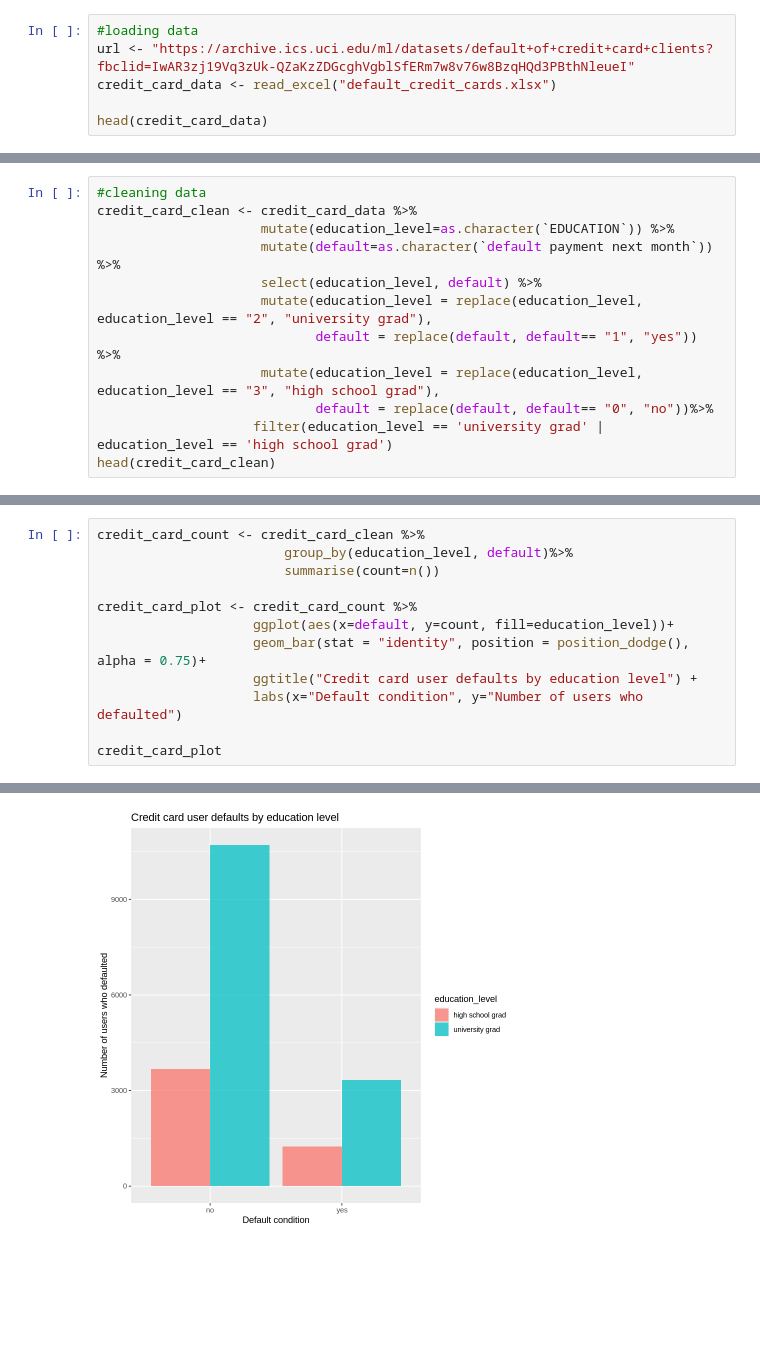
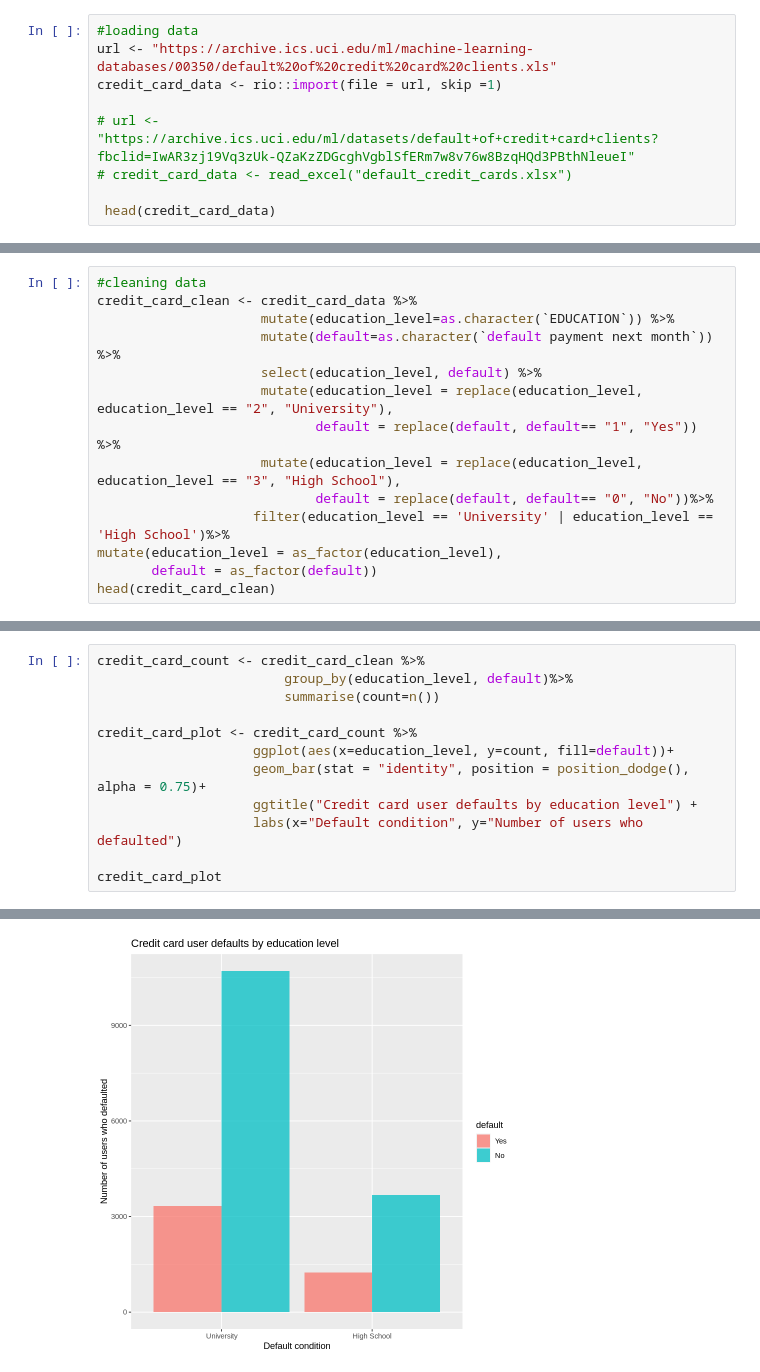
Before and after one commit to theqquach/stat201-project, a Jupyter notebook: Credit-Cards.ipynb, the cells around one changed output, grey strips where cells are left out. Cells and saved outputs as stored; diff of their text form; blank space fills up the shorter version.

```diff
--- a/Credit-Cards.ipynb
+++ b/Credit-Cards.ipynb
@@ -11,8 +12,11 @@ Making 'packages.html' ...
  done
 # %%
 #loading data
-url <- "https://archive.ics.uci.edu/ml/datasets/default+of+credit+card+clients?fbclid=IwAR3zj19Vq3zUk-QZaKzZDGcghVgblSfERm7w8v76w8BzqHQd3PBthNleueI"
-credit_card_data <- read_excel("default_credit_cards.xlsx")
+url <- "https://archive.ics.uci.edu/ml/machine-learning-databases/00350/default%20of%20credit%20card%20clients.xls"
+credit_card_data <- rio::import(file = url, skip =1)
 
-head(credit_card_data)
+# url <- "https://archive.ics.uci.edu/ml/datasets/default+of+credit+card+clients?fbclid=IwAR3zj19Vq3zUk-QZaKzZDGcghVgblSfERm7w8v76w8BzqHQd3PBthNleueI"
+# credit_card_data <- read_excel("default_credit_cards.xlsx")
+
+ head(credit_card_data)
 # %% [output]
@@ -31,10 +35,12 @@ credit_card_clean <- credit_card_data %>%
                      mutate(education_level=as.character(`EDUCATION`)) %>%
                      mutate(default=as.character(`default payment next month`)) %>%
                      select(education_level, default) %>%
-                     mutate(education_level = replace(education_level, education_level == "2", "university grad"),
-                            default = replace(default, default== "1", "yes")) %>%
-                     mutate(education_level = replace(education_level, education_level == "3", "high school grad"),
-                            default = replace(default, default== "0", "no"))%>%
-                    filter(education_level == 'university grad' | education_level == 'high school grad')
+                     mutate(education_level = replace(education_level, education_level == "2", "University"),
+                            default = replace(default, default== "1", "Yes")) %>%
+                     mutate(education_level = replace(education_level, education_level == "3", "High School"),
+                            default = replace(default, default== "0", "No"))%>%
+                    filter(education_level == 'University' | education_level == 'High School')%>%
+mutate(education_level = as_factor(education_level),
+       default = as_factor(default))
 head(credit_card_clean)
 # %% [output]
@@ -50,19 +56,19 @@ A tibble: 6 × 2
 # %%
 credit_card_count <- credit_card_clean %>%
                         group_by(education_level, default)%>%
                         summarise(count=n())
 
 credit_card_plot <- credit_card_count %>%
-                    ggplot(aes(x=default, y=count, fill=education_level))+
+                    ggplot(aes(x=education_level, y=count, fill=default))+
                     geom_bar(stat = "identity", position = position_dodge(), alpha = 0.75)+
                     ggtitle("Credit card user defaults by education level") +
                     labs(x="Default condition", y="Number of users who defaulted")
 
 credit_card_plot
 # %% [output]
 `summarise()` has grouped output by 'education_level'. You can override using
 the `.groups` argument.
-[figure, old version]
+[figure, new version]
 # %%
 credit_card_matrix <- credit_card_count %>%
                         dcast(education_level~default, value.var="count") %>%
```
Also changed, not shown: parts of 4 cells of this notebook.
